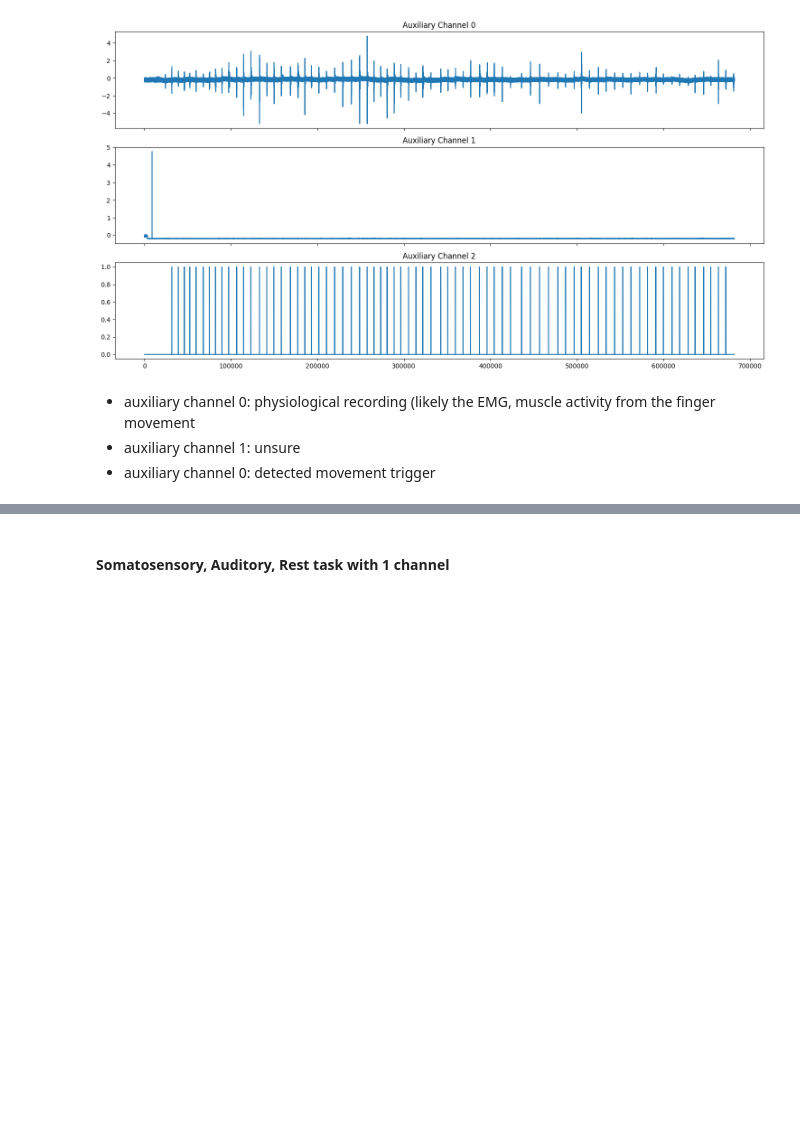
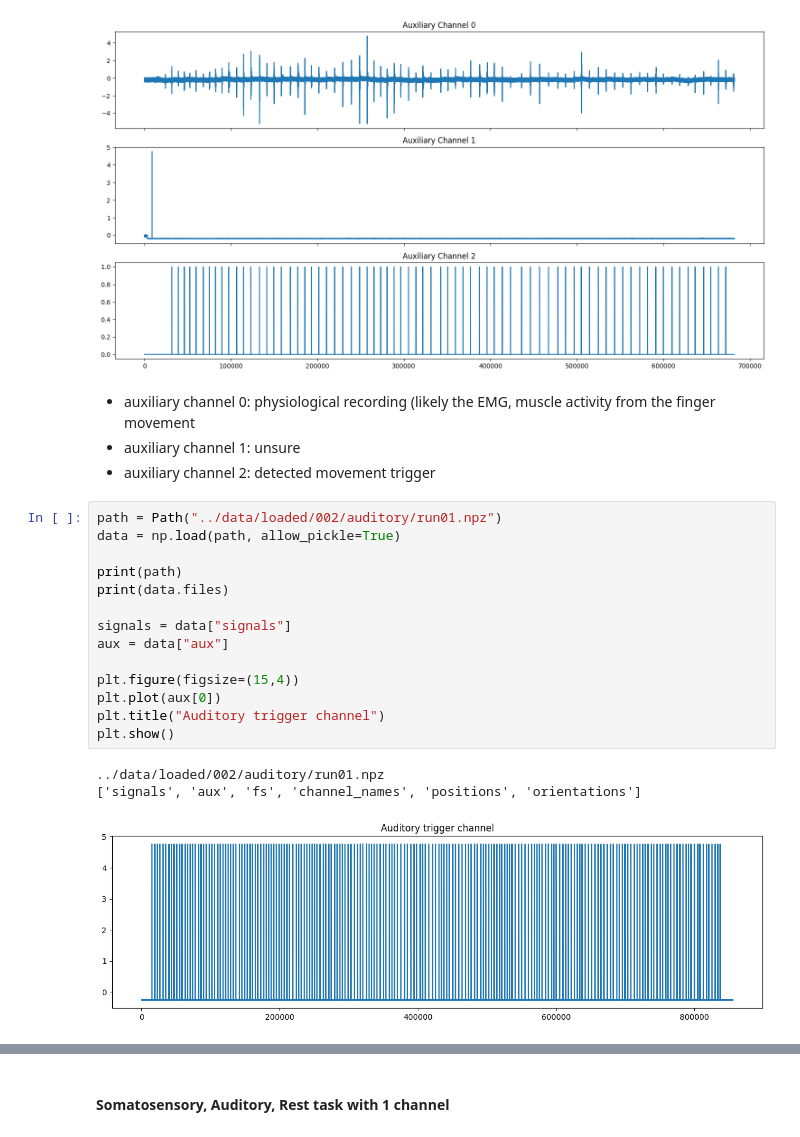
Before and after one commit to fatemahh/OPM-MEG-MPS, a Jupyter notebook: src/preprocess_data.ipynb, the cells around one changed output, grey strips where cells are left out. Cells and saved outputs as stored; diff of their text form; blank space fills up the shorter version.

```diff
--- a/src/preprocess_data.ipynb
+++ b/src/preprocess_data.ipynb
@@ -466,4 +431,22 @@ plt.show()
 # %% [markdown]
 - auxiliary channel 0: physiological recording (likely the EMG, muscle activity from the finger movement
 - auxiliary channel 1: unsure
-- auxiliary channel 0: detected movement trigger
+- auxiliary channel 2: detected movement trigger
+# %%
+path = Path("../data/loaded/002/auditory/run01.npz")
+data = np.load(path, allow_pickle=True)
+
+print(path)
+print(data.files)
+
+signals = data["signals"]
+aux = data["aux"]
+
+plt.figure(figsize=(15,4))
+plt.plot(aux[0])
+plt.title("Auditory trigger channel")
+plt.show()
+# %% [output]
+../data/loaded/002/auditory/run01.npz
+['signals', 'aux', 'fs', 'channel_names', 'positions', 'orientations']
+[figure, added]
```
Also changed, not shown: parts of 3 cells of this notebook, 5 other files.
